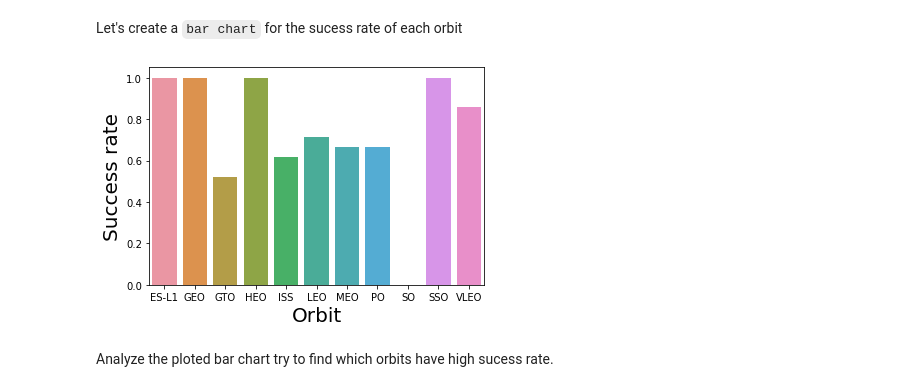
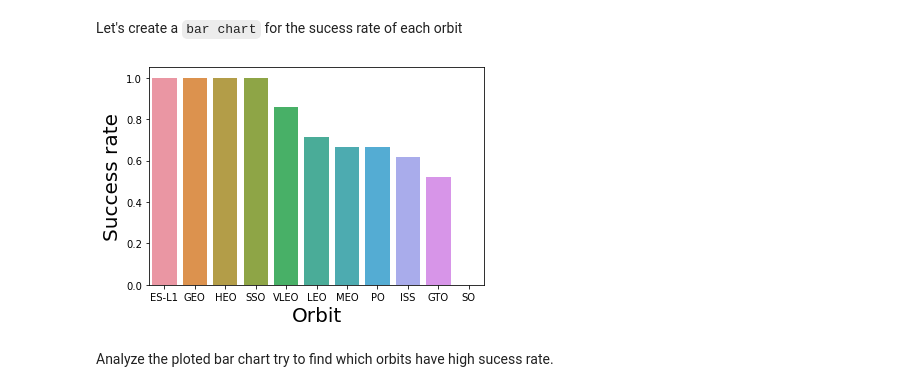
Before and after one commit to pierrebonneau/ibm_coursera, a Jupyter notebook: EDA with Data Visualization - Capstone.ipynb, the cells around one changed output. Drawn from its saved outputs; the diff is of its cells as text; code cells hidden in the pictures.

```diff
--- a/EDA with Data Visualization - Capstone.ipynb
+++ b/EDA with Data Visualization - Capstone.ipynb
@@ -114,12 +114,12 @@ Next, we want to visually check if there are any relationship between success ra
 Let's create a `bar chart` for the sucess rate of each orbit
 # %%
 # HINT use groupby method on Orbit column and get the mean of Class column
-sns.barplot(x='Orbit', y='Class', data=df.groupby(['Orbit'], as_index=False)['Class'].mean())
+sns.barplot(x='Orbit', y='Class', data=df.groupby(['Orbit'], as_index=False)['Class'].mean().sort_values(by=['Class'], ascending=False))
 plt.xlabel("Orbit",fontsize=20)
 plt.ylabel("Success rate",fontsize=20)
 plt.show()
 # %% [output]
-[figure, old version]
+[figure, new version]
 # %% [markdown]
 Analyze the ploted bar chart try to find which orbits have high sucess rate.
 # %% [markdown]
```
Also changed, not shown: parts of 3 cells of this notebook.
